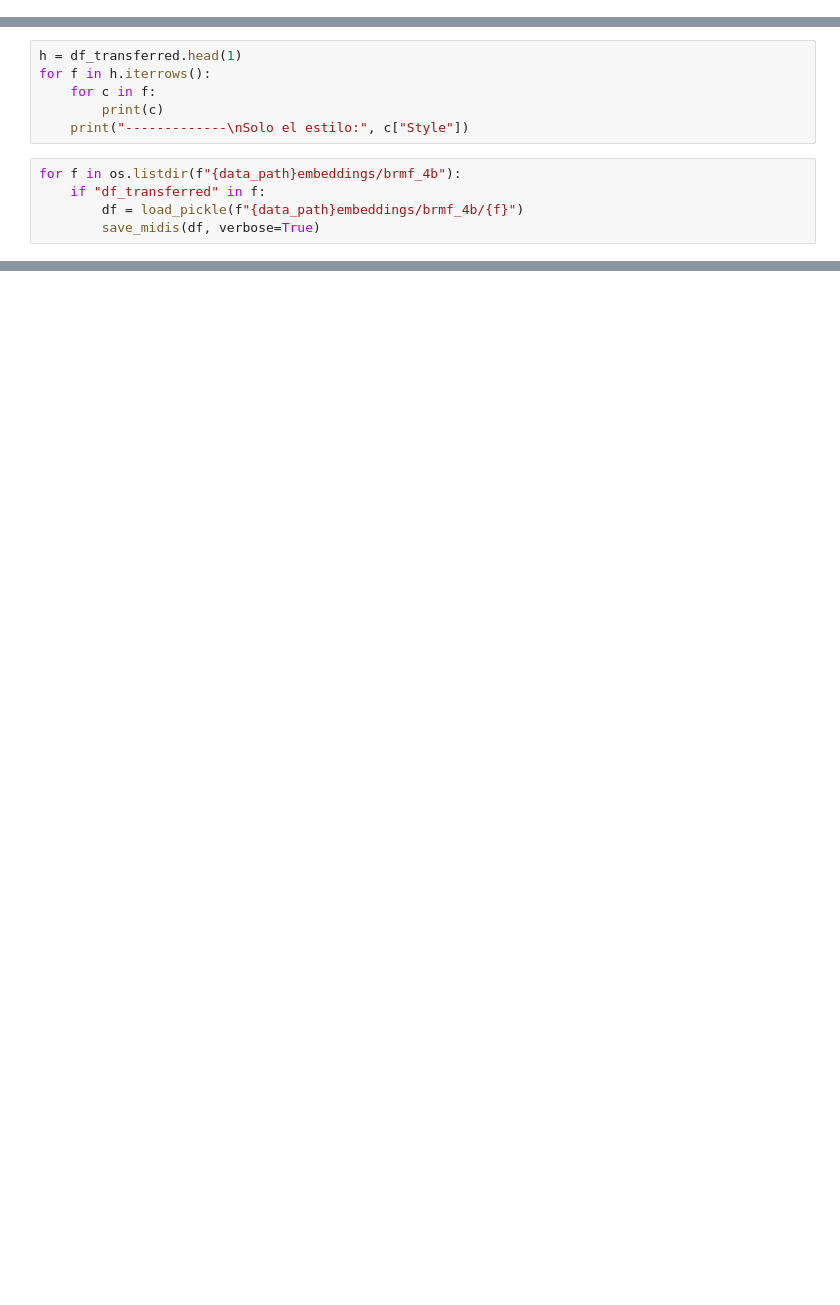
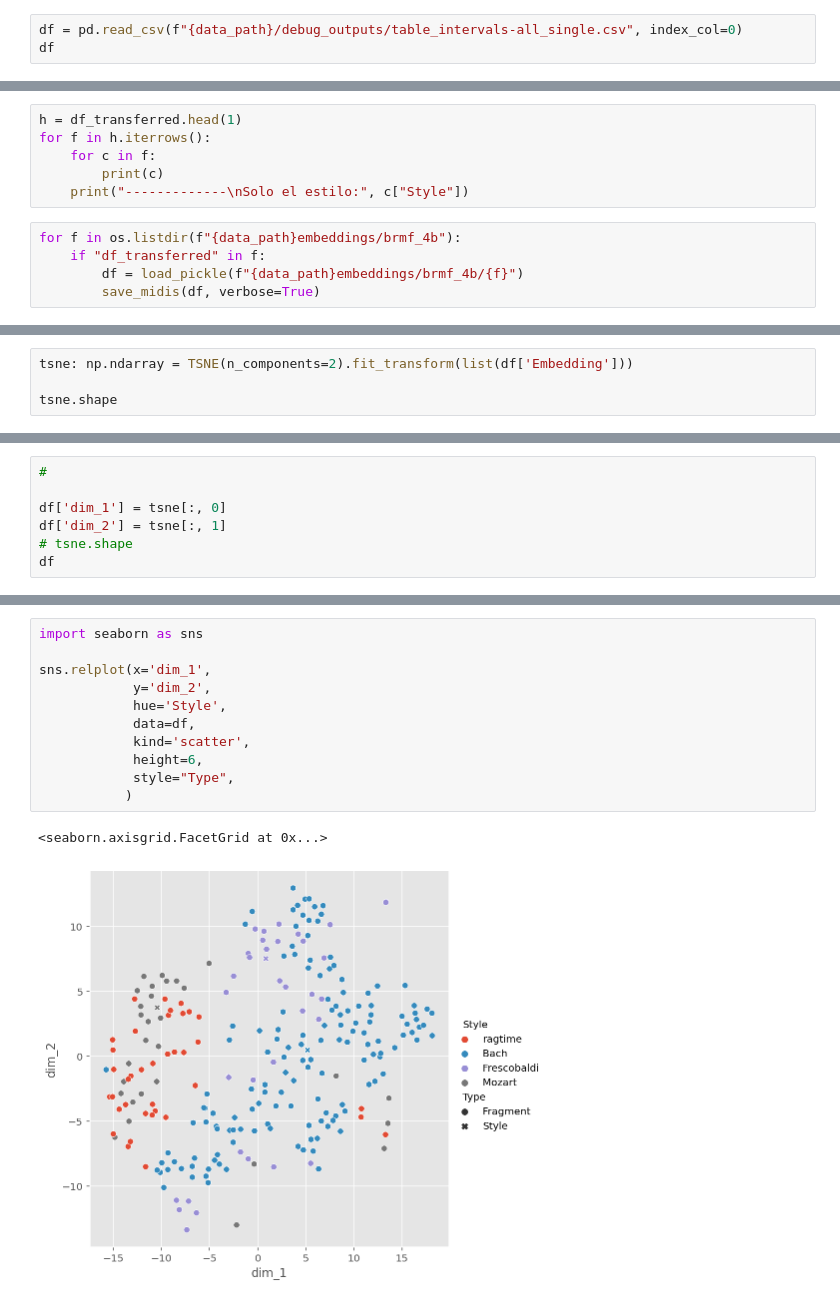
Before and after one commit to LucasSom/style-transfer, a Jupyter notebook: notebooks/style-transfer.ipynb, the cells around one changed output, grey strips where cells are left out. Saved outputs shown, nothing was run; the diff lists cells and outputs as text; blank space fills up the shorter version.

```diff
--- a/notebooks/style-transfer.ipynb
+++ b/notebooks/style-transfer.ipynb
@@ -151,3 +154,6 @@ if is_colab:
 test_reconstruction(df_preprocessed, vae, model_name, samples=5, inplace=False, verbose=verbose)
 # %% [markdown]
 # Working space
+# %%
+df = pd.read_csv(f"{data_path}/debug_outputs/table_intervals-all_single.csv", index_col=0)
+df
@@ -200,0 +338,4 @@ for f in os.listdir(f"{data_path}embeddings/brmf_4b"):
+# %%
+tsne: np.ndarray = TSNE(n_components=2).fit_transform(list(df['Embedding']))
+
+tsne.shape
@@ -200,0 +344,7 @@ for f in os.listdir(f"{data_path}embeddings/brmf_4b"):
+# %%
+#
+
+df['dim_1'] = tsne[:, 0]
+df['dim_2'] = tsne[:, 1]
+# tsne.shape
+df
@@ -200,0 +365,14 @@ for f in os.listdir(f"{data_path}embeddings/brmf_4b"):
+# %%
+import seaborn as sns
+
+sns.relplot(x='dim_1',
+            y='dim_2',
+            hue='Style',
+            data=df,
+            kind='scatter',
+            height=6,
+            style="Type",
+           )
+# %% [output]
+<seaborn.axisgrid.FacetGrid at 0x...>
+[figure, added]
```
Also changed, not shown: parts of 10 cells of this notebook, 1 other file.
